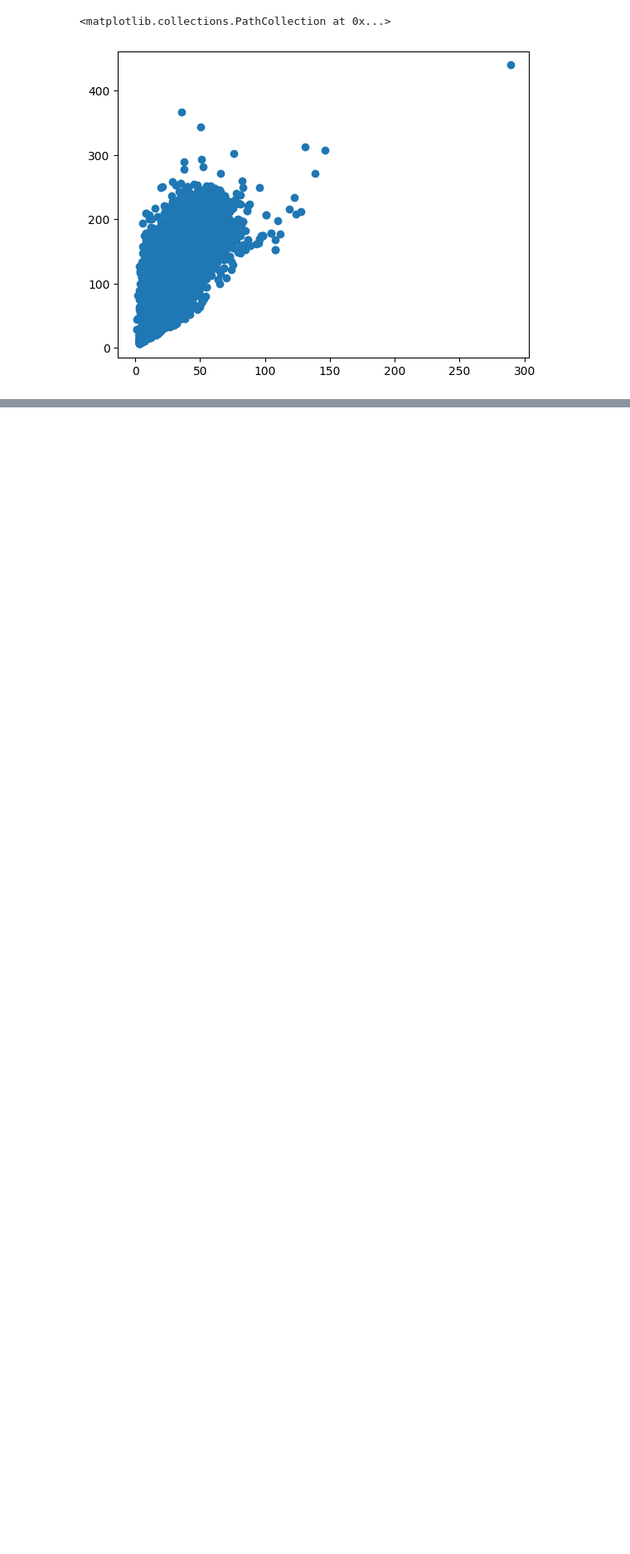
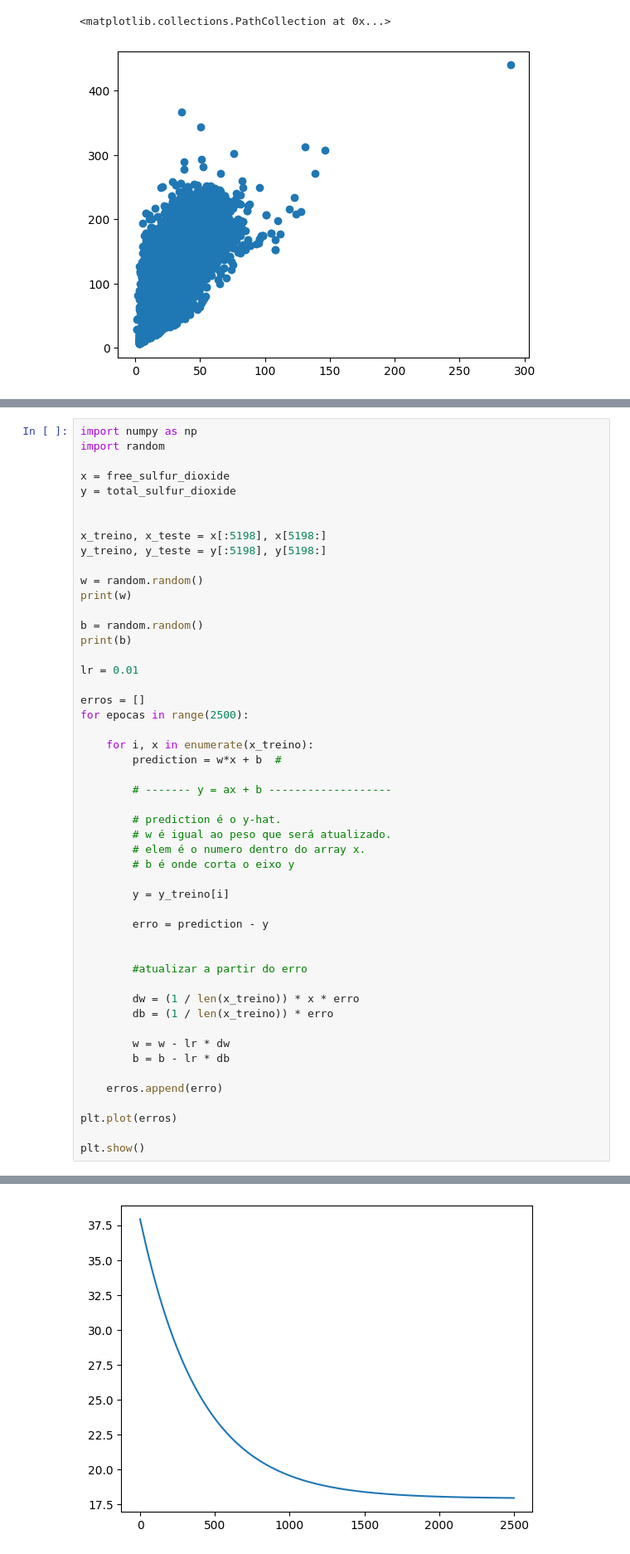
Before and after one commit to ashileybianca/linearRegressionModel-modeloRegressaoLinear, a Jupyter notebook: dataset.ipynb, the cells around one changed output, grey strips where cells are left out. Shown at 83% size. Saved outputs shown, nothing was run; the diff lists cells and outputs as text; blank space fills up the shorter version.

```diff
--- a/dataset.ipynb
+++ b/dataset.ipynb
@@ -61,0 +44,51 @@ Name: total_sulfur_dioxide, Length: 6497, dtype: float64
+# %%
+import numpy as np
+import random
+
+x = free_sulfur_dioxide
+y = total_sulfur_dioxide
+
+
+x_treino, x_teste = x[:5198], x[5198:]
+y_treino, y_teste = y[:5198], y[5198:]
+
+w = random.random()
+print(w)
+
+b = random.random()
+print(b)
+
+lr = 0.01
+
+erros = []
+for epocas in range(2500):
+
+    for i, x in enumerate(x_treino):
+        prediction = w*x + b  #
+
+        # ------- y = ax + b -------------------
+
+        # prediction é o y-hat.
+        # w é igual ao peso que será atualizado.
+        # elem é o numero dentro do array x.
+        # b é onde corta o eixo y
+
+        y = y_treino[i]
+
+        erro = prediction - y
+
+
+        #atualizar a partir do erro
+
+        dw = (1 / len(x_treino)) * x * erro
+        db = (1 / len(x_treino)) * erro
+
+        w = w - lr * dw
+        b = b - lr * db
+
+    erros.append(erro)
+
+plt.plot(erros)
+
+plt.show()
+# %% [output]
@@ -61,0 +97 @@ Name: total_sulfur_dioxide, Length: 6497, dtype: float64
+[figure, added]
```
Also changed, not shown: parts of 4 cells of this notebook.
